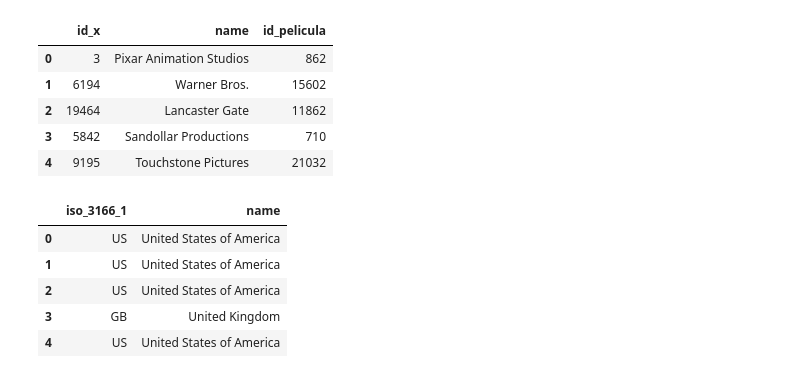
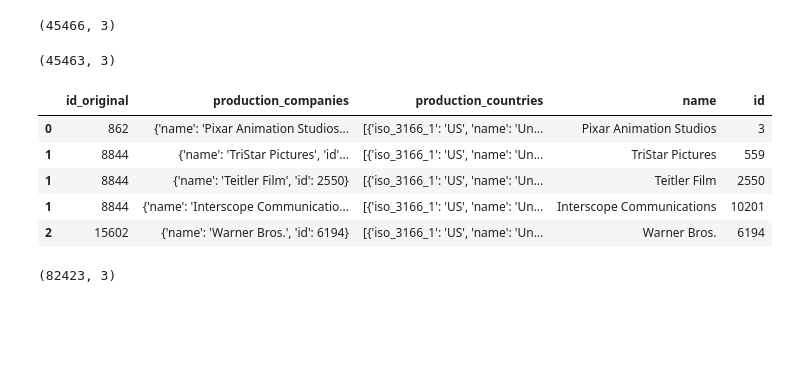
Before and after one commit to Constanzafl/Proyecto_Indiv_1_MLO_Henry, a Jupyter notebook: ETL/DesanidarProduction.ipynb, the cells around one changed output. Drawn from its saved outputs; the diff is of its cells as text; code cells hidden in the pictures; blank space fills up the shorter version.

```diff
--- a/ETL/DesanidarProduction.ipynb
+++ b/ETL/DesanidarProduction.ipynb
@@ -62,10 +23,0 @@ dfestudioIDfinal.head()
-# %%
-df_estudios_id = dfestudioIDfinal.rename(columns={'id_y': 'id_pelicula'})
-df_estudios_id.head()
-# %% [output]
-|  | id_x | name | id_pelicula |
-| 0 | 3 | Pixar Animation Studios | 862 |
-| 1 | 6194 | Warner Bros. | 15602 |
-| 2 | 19464 | Lancaster Gate | 11862 |
-| 3 | 5842 | Sandollar Productions | 710 |
-| 4 | 9195 | Touchstone Pictures | 21032 |
@@ -74,28 +23,0 @@ df_estudios_id.to_csv('EstudiosFinal.csv', index=False)
-# %%
-def convertir_columna_diccionarios_a_dataframe(df, columna):
-    # Obtener la columna que contiene los diccionarios
-    column_data = df[columna]
-
-    # Convertir los diccionarios a listas de diccionarios
-    lista_diccionarios = column_data.apply(lambda x: eval(x) if pd.notna(x) else [])
-
-    # Filtrar y eliminar los valores booleanos
-    lista_diccionarios = [d for sublist in lista_diccionarios if isinstance(sublist, list) for d in sublist]
-
-    # Crear el DataFrame resultante y seleccionar las columnas deseadas
-    df_pais = pd.DataFrame(lista_diccionarios, columns=['iso_3166_1', 'name'])
-
-    return df_pais
-
-# Aplicar la función al DataFrame y obtener el DataFrame resultante
-df_pais = convertir_columna_diccionarios_a_dataframe(dfproduction, 'production_countries')
-
-# Mostrar las primeras filas del DataFrame resultante
-df_pais.head()
-# %% [output]
-|  | iso_3166_1 | name |
-| 0 | US | United States of America |
-| 1 | US | United States of America |
-| 2 | US | United States of America |
-| 3 | GB | United Kingdom |
-| 4 | US | United States of America |
@@ -103,0 +24,31 @@ df_pais.to_csv('PaisFinal.csv', index=False)
+# %%
+dfproduction.shape
+# %% [output]
+(45466, 3)
+# %%
+dfproduction.dropna(inplace=True)
+# %%
+dfproduction.shape
+# %% [output]
+(45463, 3)
+# %%
+dfproduction['production_companies'] = dfproduction['production_companies'].apply(ast.literal_eval)
+# %%
+df_explodedprod = dfproduction.explode('production_companies')
+
+def extract_companies_info(x):
+    if isinstance(x, dict):
+        return pd.Series([x.get('name', ''),x.get('id', '')])
+    else:
+        return pd.Series(['', ''])
+
+df_explodedprod[['name', 'id']] = df_explodedprod['production_companies'].apply(extract_companies_info)
+# %%
+df_explodedprod.head()
+# %% [output]
+|  | id_original | production_companies | production_countries | name | id |
+| 0 | 862 | {'name': 'Pixar Animation Studios... | [{'iso_3166_1': 'US', 'name': 'Un... | Pixar Animation Studios | 3 |
+| 1 | 8844 | {'name': 'TriStar Pictures', 'id'... | [{'iso_3166_1': 'US', 'name': 'Un... | TriStar Pictures | 559 |
+| 1 | 8844 | {'name': 'Teitler Film', 'id': 2550} | [{'iso_3166_1': 'US', 'name': 'Un... | Teitler Film | 2550 |
+| 1 | 8844 | {'name': 'Interscope Communicatio... | [{'iso_3166_1': 'US', 'name': 'Un... | Interscope Communications | 10201 |
+| 2 | 15602 | {'name': 'Warner Bros.', 'id': 6194} | [{'iso_3166_1': 'US', 'name': 'Un... | Warner Bros. | 6194 |
@@ -103,0 +58,4 @@ df_pais.to_csv('PaisFinal.csv', index=False)
+# %%
+df_explodedprod.shape
+# %% [output]
+(82423, 3)
```
Also changed, not shown: parts of 7 cells of this notebook, 14 other files.
